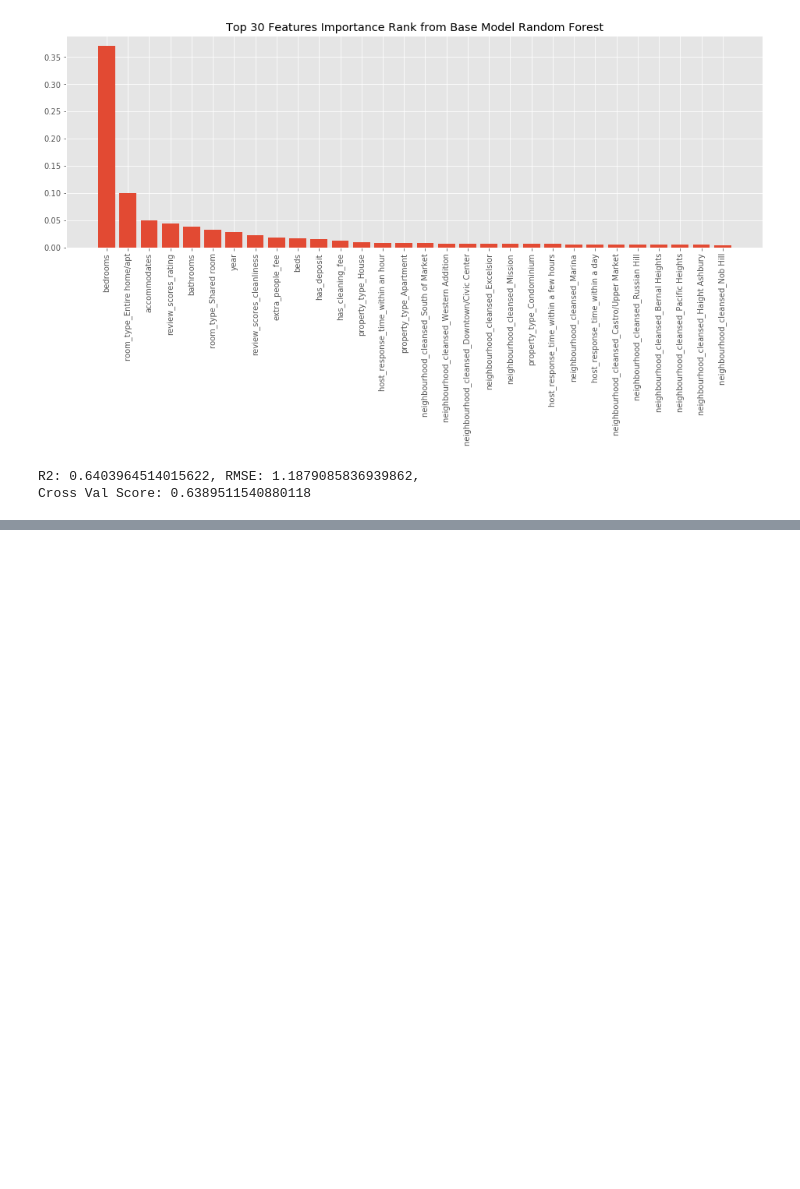
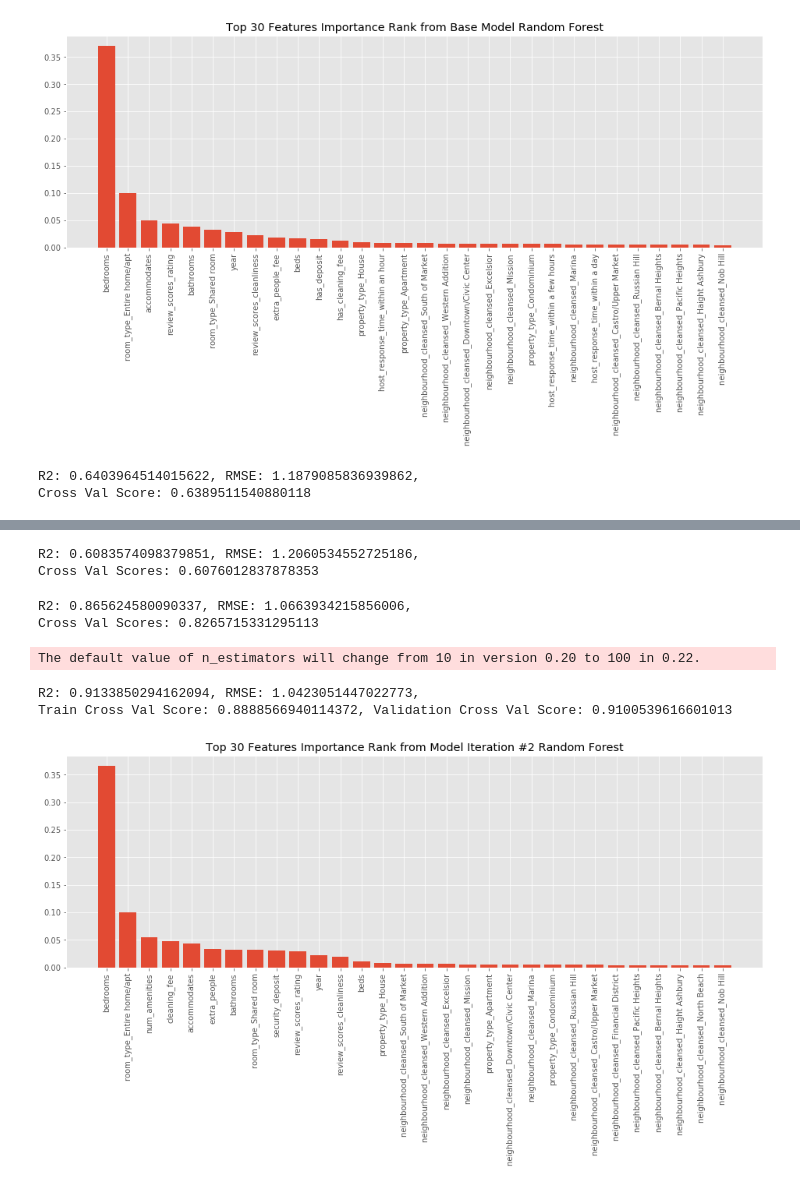
Before and after one commit to sherryduong93/Predict_AirBnB_Listings, a Jupyter notebook: Model_Tracking.ipynb, the cells around one changed output, grey strips where cells are left out. Saved outputs shown, nothing was run; the diff lists cells and outputs as text; code cells hidden in the pictures; blank space fills up the shorter version.

```diff
--- a/Model_Tracking.ipynb
+++ b/Model_Tracking.ipynb
@@ -542,0 +581,3 @@ Cross Val Score: 0.6389511540880118
+# %%
+train_df['amenities'] = train_df['amenities'].fillna('0')
+train_df['num_amenities'] = train_df['amenities'].transform(lambda x: len(x.split(',')))
@@ -542,0 +596,60 @@ Cross Val Score: 0.6389511540880118
+# %%
+features=['accommodates','bathrooms', 'bed_type','bedrooms', 'beds','cleaning_fee',
+          'extra_people', 'num_amenities',
+         'neighbourhood_cleansed','property_type','review_scores_cleanliness',
+          'review_scores_rating', 'room_type', 'security_deposit', 'month', 'year']
+X = train_df[features]
+y = train_df['price'].apply(np.log)
+
+X = pd.get_dummies(X, columns=['bed_type','neighbourhood_cleansed','property_type',
+                           'room_type','month'])
+
+X_train, X_val, y_train, y_val = train_test_split(X, y, test_size=0.3)
+# %%
+estimator = LinearRegression()
+model = estimator.fit(X_train,y_train)
+preds = model.predict(X_val)
+r2 = model.score(X_val, y_val)
+rmse = mean_squared_error(preds, y_val)
+cs_val = cross_val_score(estimator, X_train, y_train, cv=3)
+print(f'R2: {r2}, RMSE: {np.exp(rmse)},\nCross Val Scores: {np.mean(cs_val)}')
+# %% [output]
+R2: 0.6083574098379851, RMSE: 1.2060534552725186,
+Cross Val Scores: 0.6076012837878353
+# %%
+estimator = DecisionTreeRegressor()
+model = estimator.fit(X_train,y_train)
+preds = model.predict(X_val)
+r2 = model.score(X_val, y_val)
+rmse = mean_squared_error(preds, y_val)
+cs_val = cross_val_score(estimator, X_train, y_train, cv=3)
+print(f'R2: {r2}, RMSE: {np.exp(rmse)},\nCross Val Scores: {np.mean(cs_val)}')
+# %% [output]
+R2: 0.865624580090337, RMSE: 1.0663934215856006,
+Cross Val Scores: 0.8265715331295113
+# %%
+estimator = RandomForestRegressor()
+model = estimator.fit(X_train,y_train)
+preds = model.predict(X_val)
+r2 = model.score(X_val, y_val)
+rmse = mean_squared_error(preds, y_val)
+cs_val = cross_val_score(estimator, X_train, y_train, cv=3)
+cs_val2 = cross_val_score(estimator, X, y, cv=3)
+print(f'R2: {r2}, RMSE: {np.exp(rmse)},\nTrain Cross Val Score: {np.mean(cs_val)}, Validation Cross Val Score: {np.mean(cs_val2)}')
+# %% [output]
+The default value of n_estimators will change from 10 in version 0.20 to 100 in 0.22.
+R2: 0.9133850294162094, RMSE: 1.0423051447022773,
+Train Cross Val Score: 0.8888566940114372, Validation Cross Val Score: 0.9100539616601013
+# %%
+rf_features = X_train.columns
+rf_feature_imp = model.feature_importances_
+feat_df = pd.DataFrame(rf_feature_imp, index=rf_features,
+                       columns=['weight']).sort_values('weight',ascending=False)[:30]
+plt.figure(figsize=(16,5))
+plt.bar(x=feat_df.index, height=feat_df['weight'])
+plt.xticks(rotation=90)
+plt.title('Top 30 Features Importance Rank from Model Iteration #2 Random Forest')
+plt.savefig('Graphs/num_amenities_imp.png', dpi=300)
+plt.show()
+# %% [output]
+[figure, added]
```
Also changed, not shown: parts of 31 cells of this notebook, 5 other files.
